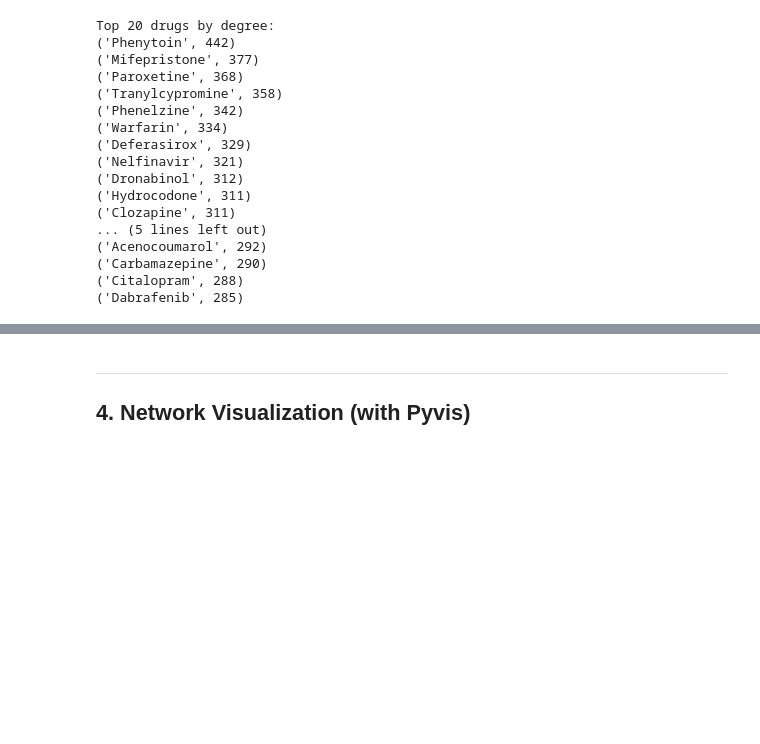
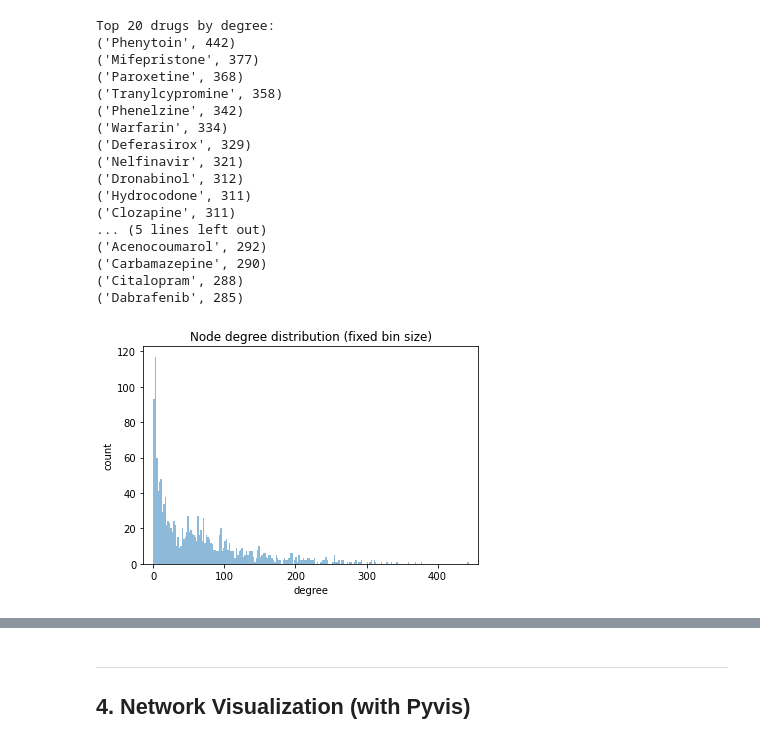
Before and after one commit to kennethleungty/Drug-Interactions-Network-Analysis-and-Visualization, a Jupyter notebook: 02_Network_Analysis_and_Visualization.ipynb, the cells around one changed output, grey strips where cells are left out. Cells and saved outputs as stored; diff of their text form; code cells hidden in the pictures; blank space fills up the shorter version.

Commit message:
Update visualization notebook

```diff
--- a/02_Network_Analysis_and_Visualization.ipynb
+++ b/02_Network_Analysis_and_Visualization.ipynb
@@ -129,8 +134,18 @@ df_db_int.head()
 | 4 | Levodopa | Hydralazine | 1 |
 # %%
 # Generate a networkx graph
-G = nx.from_pandas_edgelist(df_db_int, 'drug_1_name', 'drug_2_name', 'weight')
+G = nx.from_pandas_edgelist(df_db_int, 'drug_1_name', 'drug_2_name')
 
-# General information of graph
+# Give the graph a name
+G.name = 'Drug Interactions Network'
+
+# Check whether graph is directed or undirected (False = undirected)
+print(G.is_directed())
+
+# Obtain general information of graph
 print(nx.info(G))
+
+# Get graph density
+density = nx.density(G)
+print("Network density:", density)
 # %% [output]
@@ -177,3 +191,17 @@ Top 20 drugs by degree:
 ('Carbamazepine', 290)
 ('Citalopram', 288)
 ('Dabrafenib', 285)
+# %%
+sorted_degree_values = [pair[1] for pair in sorted_degree]
+
+# fixed bin size
+bins = np.arange(0, 450, 2) # fixed bin size
+
+plt.xlim([min(sorted_degree_values)-15, max(sorted_degree_values)+15])
+plt.hist(sorted_degree_values, bins=bins, alpha=0.5)
+plt.title('Node degree distribution (fixed bin size)')
+plt.xlabel('degree')
+plt.ylabel('count')
+plt.show()
+# %% [output]
+[figure, added]
```
Also changed, not shown: parts of 10 cells of this notebook, 1 other file.
